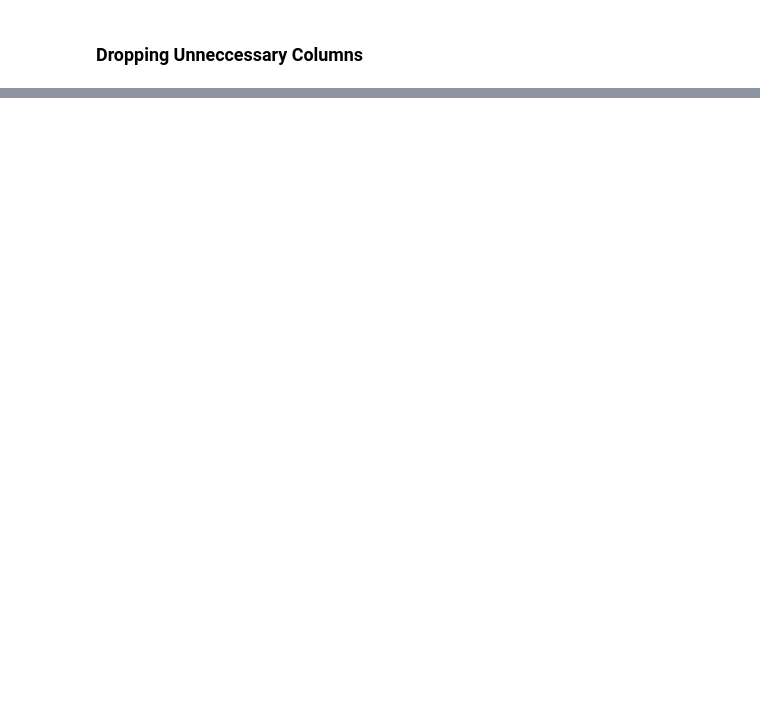
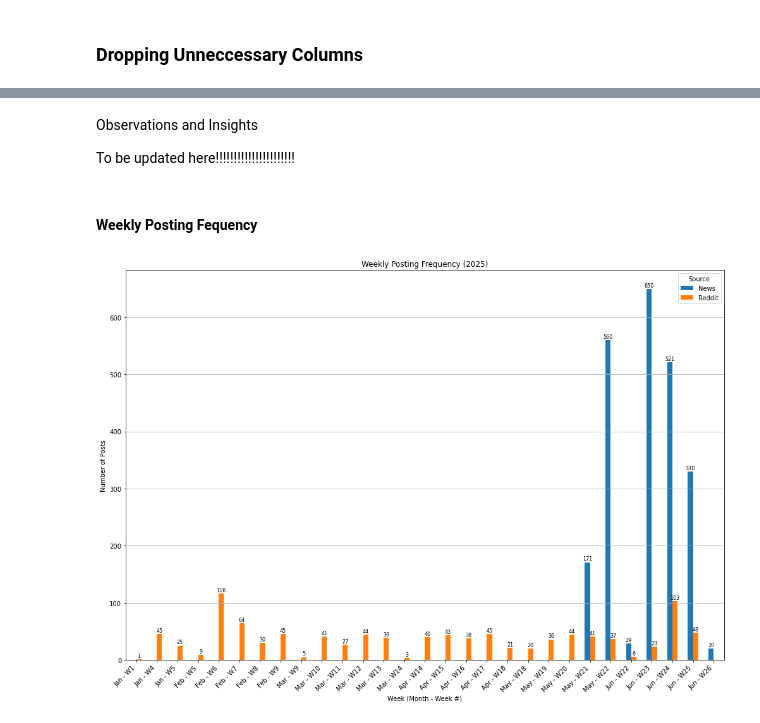
Before and after one commit to L-N-E0/USAID-Kenya-Sentiment-Analysis, a Jupyter notebook: notebooks/Cess.ipynb, the cells around one changed output, grey strips where cells are left out. Cells and saved outputs as stored; diff of their text form; code cells hidden in the pictures; blank space fills up the shorter version.

```diff
--- a/notebooks/Cess.ipynb
+++ b/notebooks/Cess.ipynb
@@ -1321,0 +1400,52 @@ news_df.shape
+# %% [markdown]
+Observations and Insights
+
+To be updated here!!!!!!!!!!!!!!!!!!!!!!
+# %% [markdown]
+#### Weekly Posting Fequency
+# %%
+import matplotlib.pyplot as plt
+import pandas as pd
+
+
+# Get week number and month name
+combined_df_2025['week_number'] = combined_df_2025['published_date'].dt.isocalendar().week
+combined_df_2025['month_name'] = combined_df_2025['published_date'].dt.strftime('%b')
+
+# Combine month and week number
+combined_df_2025['month_week_label'] = combined_df_2025['month_name'] + ' - W' + combined_df_2025['week_number'].astype(str)
+
+# Group by week and source
+weekly_counts = combined_df_2025.groupby(['month_week_label', 'source']).size().unstack(fill_value=0)
+
+# Sort the index by actual week number
+combined_df_2025['week_order'] = combined_df_2025['published_date'].dt.isocalendar().week
+order = combined_df_2025.drop_duplicates('month_week_label').sort_values('week_order')['month_week_label']
+weekly_counts = weekly_counts.reindex(order)
+
+# Plot
+ax = weekly_counts.plot(kind='bar', figsize=(14, 10))
+
+plt.title('Weekly Posting Frequency (2025)')
+plt.xlabel('Week (Month - Week #)')
+plt.ylabel('Number of Posts')
+plt.xticks(rotation=45, ha='right')
+plt.grid(axis='y')
+plt.legend(title='Source')
+plt.tight_layout()
+
+# Annotate bars
+for container in ax.containers:
+    for bar in container:
+        height = bar.get_height()
+        if height > 0:
+            ax.annotate(f'{int(height)}',
+                        xy=(bar.get_x() + bar.get_width() / 2, height),
+                        xytext=(0, 3),
+                        textcoords='offset points',
+                        ha='center',
+                        fontsize=8)
+
+plt.show()
+# %% [output]
+[figure, added]
```
Also changed, not shown: parts of 110 cells of this notebook.
